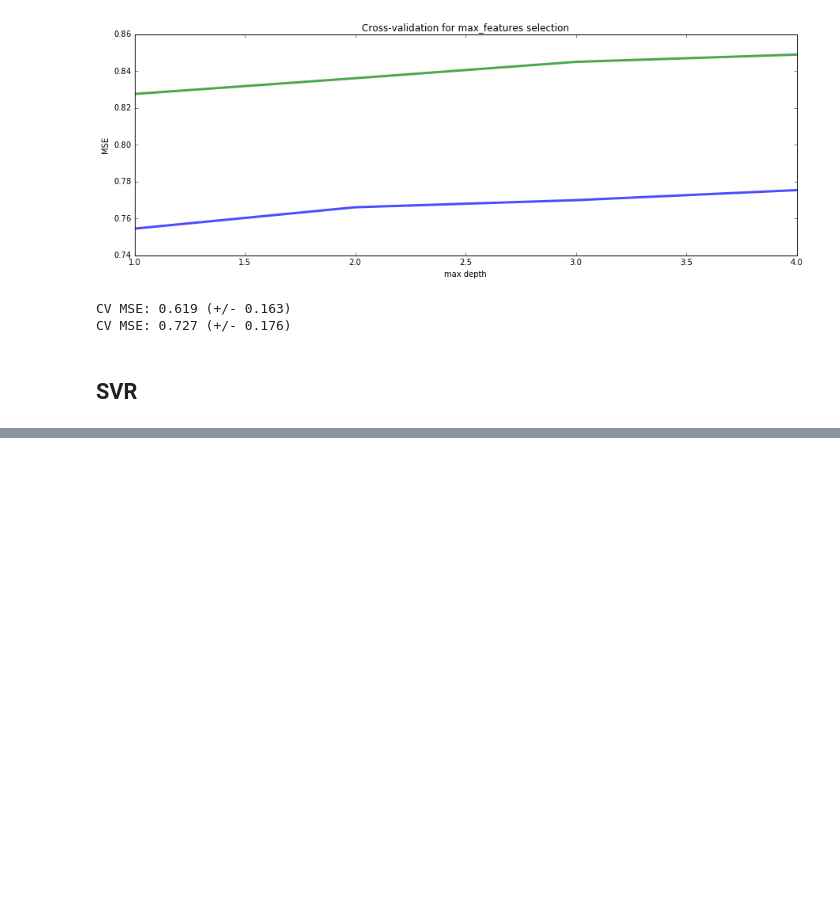
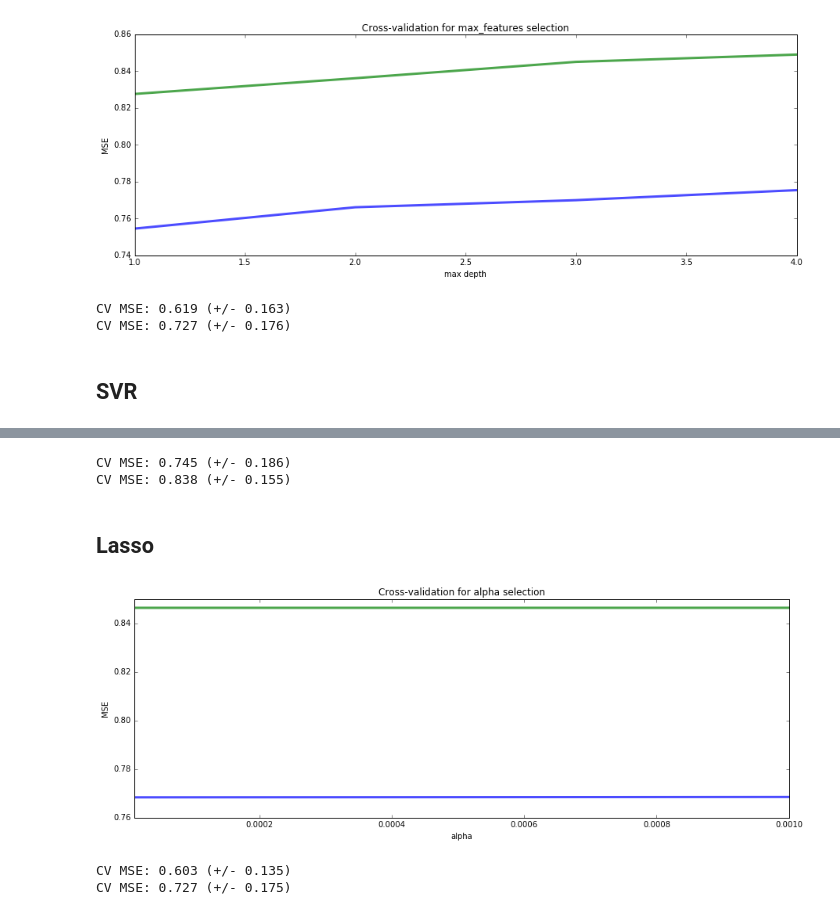
Before and after one commit to albertwildeman/Vinho_Verde, a Jupyter notebook: WineQuality.ipynb, the cells around one changed output, grey strips where cells are left out. Cells and saved outputs as stored; diff of their text form; code cells hidden in the pictures; blank space fills up the shorter version.

```diff
--- a/WineQuality.ipynb
+++ b/WineQuality.ipynb
@@ -203,0 +242,34 @@ CV MSE: 0.727 (+/- 0.176)
+# %%
+for i_clr in range(n_clrs):
+    # Fit the model using the maximum depth that resulted in the lowest MSE. As gradient boosting is fairly robust to overfitting,
+    # the number of estimators is increased here. This takes significantly longer to run, and was therefore not done for the
+    # parameter selection.
+    model_bst = ensemble.GradientBoostingRegressor(n_estimators=2000, max_depth = 3).fit(X[i_clr], y[i_clr])
+    # CV MSE
+    scores = cross_val_score(model_bst, X[i_clr], y[i_clr], cv=5, scoring="neg_mean_squared_error")
+    print("CV MSE: %0.3f (+/- %0.3f)" % (-scores.mean(), scores.std() * 2))
+# %% [output]
+CV MSE: 0.745 (+/- 0.186)
+CV MSE: 0.838 (+/- 0.155)
+# %% [markdown]
+## Lasso
+# %%
+for i_clr in range(n_clrs):
+    # Calculate CV MSE for a range of alpha values
+    alphas = [1e-5, 1e-4, 2e-4, 3e-4, 4e-4, 5e-4, 7.5e-4, 1e-3]
+    cv_lasso = [mse_cv(linear_model.Lasso(alpha = alpha)).mean() for alpha in alphas]
+    cv_lasso = pd.Series(cv_lasso, index = alphas)
+    cv_lasso.plot(title = "Cross-validation for alpha selection", alpha=0.7, lw=3)
+    plt.xlabel("alpha"); plt.ylabel("MSE")
+# %% [output]
+[figure, added]
+# %%
+for i_clr in range(n_clrs):
+    # Fit the model using the alpha that resulted in the lowest CV MSE
+    model_lasso = linear_model.Lasso(alpha = 7.5e-3).fit(X[i_clr], y[i_clr])
+    # CV MSE
+    scores = cross_val_score(model_lasso, X[i_clr], y[i_clr], cv=5, scoring="neg_mean_squared_error")
+    print("CV MSE: %0.3f (+/- %0.3f)" % (-scores.mean(), scores.std() * 2))
+# %% [output]
+CV MSE: 0.603 (+/- 0.135)
+CV MSE: 0.727 (+/- 0.175)
```
Also changed, not shown: parts of 5 cells of this notebook.
